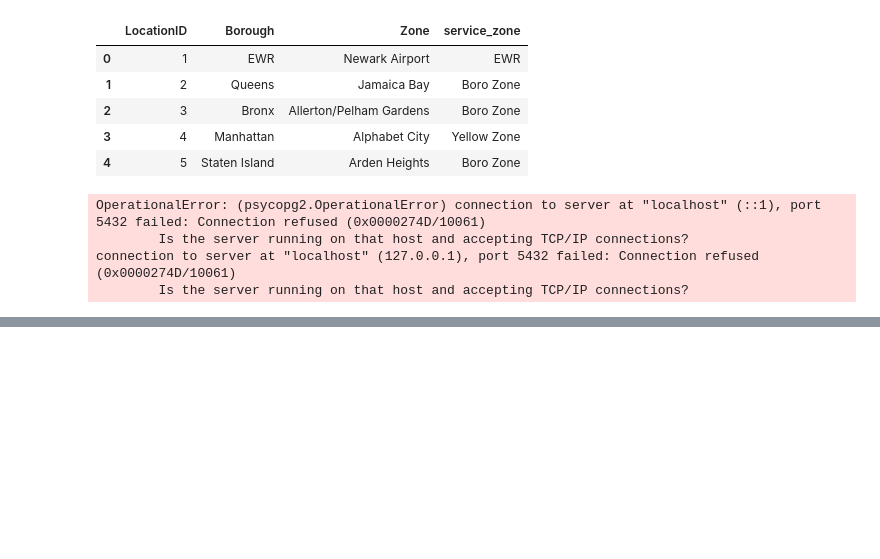
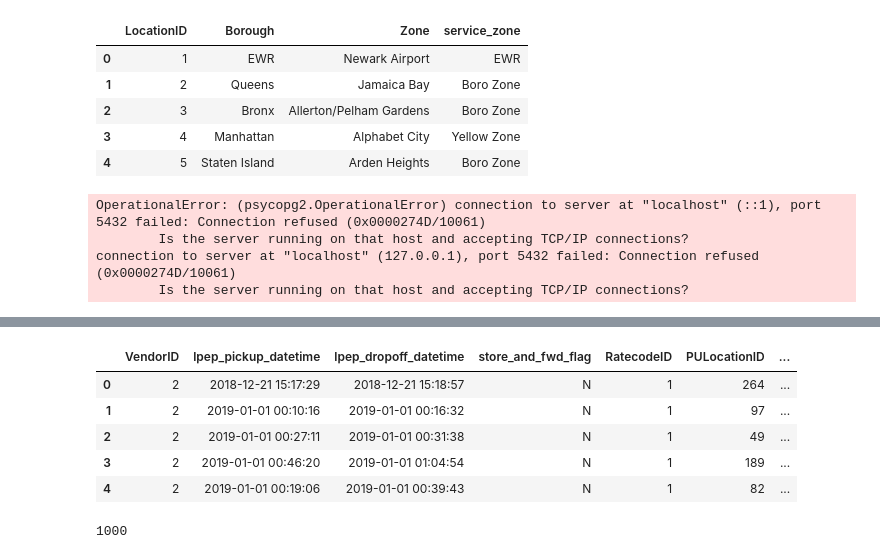
Before and after one commit to javendano585/data-engineering-zoomcamp, a Jupyter notebook: week_1_basics_n_setup/2_docker_sql/upload-data.ipynb, the cells around one changed output, grey strips where cells are left out. Saved outputs shown, nothing was run; the diff lists cells and outputs as text; code cells hidden in the pictures; blank space fills up the shorter version.

```diff
--- a/week_1_basics_n_setup/2_docker_sql/upload-data.ipynb
+++ b/week_1_basics_n_setup/2_docker_sql/upload-data.ipynb
@@ -155,0 +176,13 @@ connection to server at "localhost" (127.0.0.1), port 5432 failed: Connection re
+# %%
+df_iter = pd.read_csv('green_tripdata_2019-01.csv.gz', iterator=True, chunksize=100000)
+# %%
+df = next(df_iter)
+# %%
+df.head()
+# %% [output]
+|  | VendorID | lpep_pickup_datetime | lpep_dropoff_datetime | store_and_fwd_flag | RatecodeID | PULocationID | ... |
+| 0 | 2 | 2018-12-21 15:17:29 | 2018-12-21 15:18:57 | N | 1 | 264 | ... |
+| 1 | 2 | 2019-01-01 00:10:16 | 2019-01-01 00:16:32 | N | 1 | 97 | ... |
+| 2 | 2 | 2019-01-01 00:27:11 | 2019-01-01 00:31:38 | N | 1 | 49 | ... |
+| 3 | 2 | 2019-01-01 00:46:20 | 2019-01-01 01:04:54 | N | 1 | 189 | ... |
+| 4 | 2 | 2019-01-01 00:19:06 | 2019-01-01 00:39:43 | N | 1 | 82 | ... |
@@ -155,0 +192,6 @@ connection to server at "localhost" (127.0.0.1), port 5432 failed: Connection re
+# %%
+table_name = 'green_taxi_trips'
+df.head(n=0).to_sql(name=table_name, con=engine, if_exists='replace')
+df.to_sql(name=table_name, con=engine, if_exists='append')
+# %% [output]
+1000
```
Also changed, not shown: parts of 3 cells of this notebook, 2 other files.
